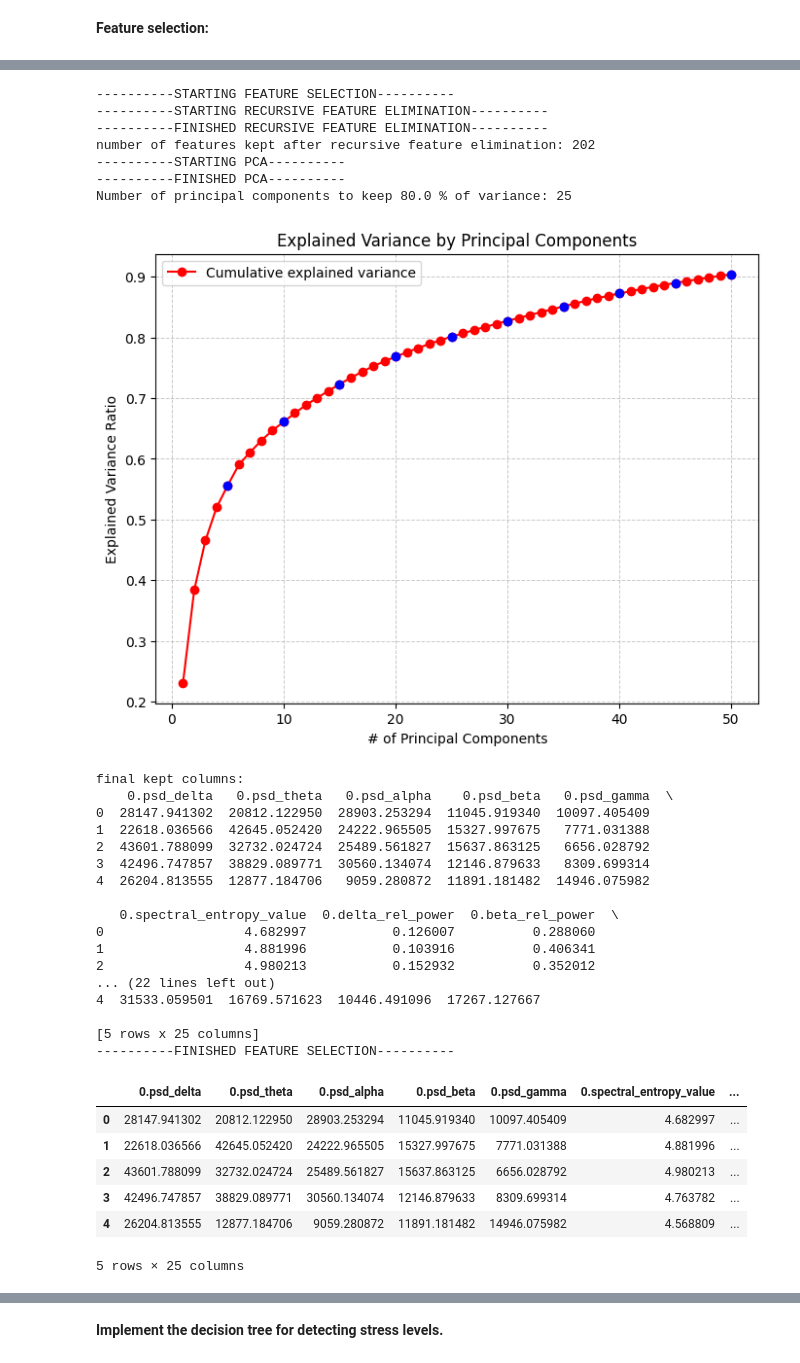
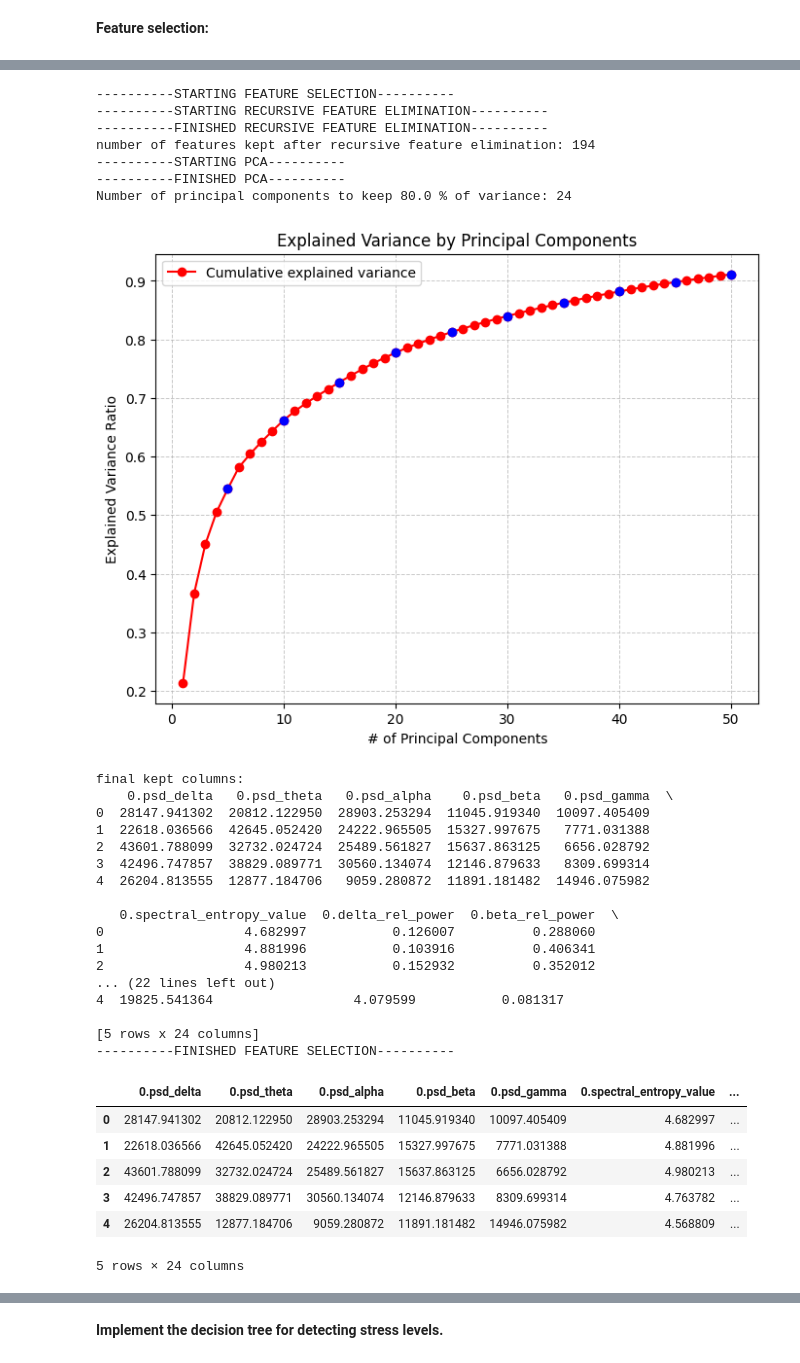
Before and after one commit to ayushilal20/MindWave-Predicting-Mental-States-through-EEG-Data, a Jupyter notebook: Classification/Stress/stress_classification.ipynb, the cells around one changed output, grey strips where cells are left out. Saved outputs shown, nothing was run; the diff lists cells and outputs as text; code cells hidden in the pictures.

```diff
--- a/Classification/Stress/stress_classification.ipynb
+++ b/Classification/Stress/stress_classification.ipynb
@@ -183,15 +183,15 @@ df_A_processed.to_csv('Datasets/df_A_processed.csv')
 # %%
-df_M_processed = perform_feature_selection(df = df_M, variance_threshold=0.8)
-df_M_processed.head()
+df_M_preprocessed = perform_feature_selection(df = df_M, variance_threshold=0.8)
+df_M_preprocessed.head()
 # %% [output]
 ----------STARTING FEATURE SELECTION----------
 ----------STARTING RECURSIVE FEATURE ELIMINATION----------
 ----------FINISHED RECURSIVE FEATURE ELIMINATION----------
-number of features kept after recursive feature elimination: 202
+number of features kept after recursive feature elimination: 194
 ----------STARTING PCA----------
 ----------FINISHED PCA----------
-Number of principal components to keep 80.0 % of variance: 25
+Number of principal components to keep 80.0 % of variance: 24
-[figure, old version]
+[figure, new version]
 final kept columns:
     0.psd_delta   0.psd_theta   0.psd_alpha    0.psd_beta   0.psd_gamma  \
 0  28147.941302  20812.122950  28903.253294  11045.919340  10097.405409
@@ -205,9 +205,9 @@ final kept columns:
 1                  4.881996           0.103916          0.406341
 2                  4.980213           0.152932          0.352012
 ... (22 lines left out)
-4  31533.059501  16769.571623  10446.491096  17267.127667
+4  19825.541364                  4.079599           0.081317
 
-[5 rows x 25 columns]
+[5 rows x 24 columns]
 ----------FINISHED FEATURE SELECTION----------
 |  | 0.psd_delta | 0.psd_theta | 0.psd_alpha | 0.psd_beta | 0.psd_gamma | 0.spectral_entropy_value | ... |
 | 0 | 28147.941302 | 20812.122950 | 28903.253294 | 11045.919340 | 10097.405409 | 4.682997 | ... |
@@ -215,5 +215,5 @@ final kept columns:
 | 2 | 43601.788099 | 32732.024724 | 25489.561827 | 15637.863125 | 6656.028792 | 4.980213 | ... |
 | 3 | 42496.747857 | 38829.089771 | 30560.134074 | 12146.879633 | 8309.699314 | 4.763782 | ... |
 | 4 | 26204.813555 | 12877.184706 | 9059.280872 | 11891.181482 | 14946.075982 | 4.568809 | ... |
-5 rows × 25 columns
+5 rows × 24 columns
 # %%
```
Also changed, not shown: parts of 5 cells of this notebook, 6 other files.
